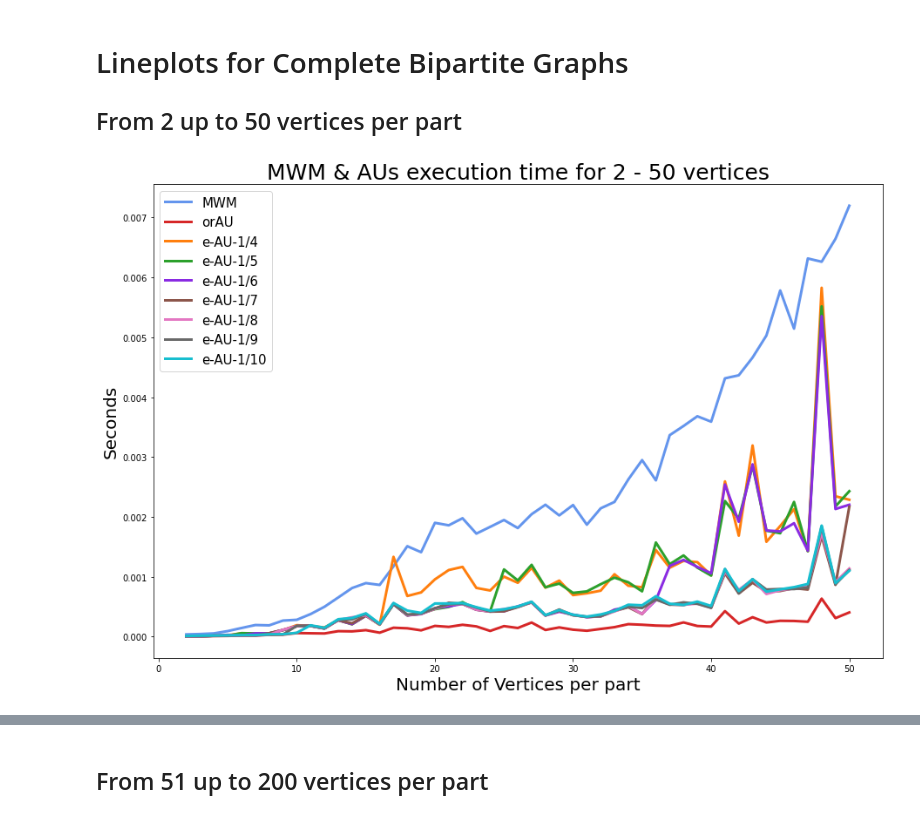
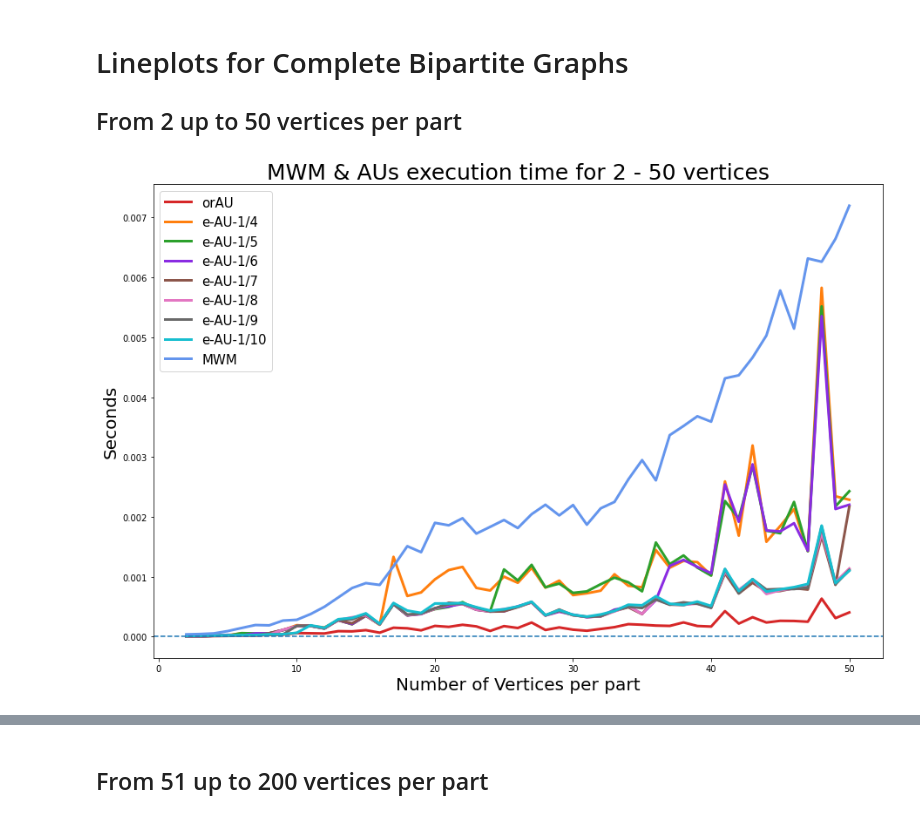
Before and after one commit to zuliani99/MWM_Auction_Comparison, a Jupyter notebook: benchmarck_graphs/AA_benchmark_Complete_Bipartite_graphs.ipynb, the cells around one changed output, grey strips where cells are left out. Saved outputs shown, nothing was run; the diff lists cells and outputs as text; code cells hidden in the pictures.

```diff
--- a/benchmarck_graphs/AA_benchmark_Complete_Bipartite_graphs.ipynb
+++ b/benchmarck_graphs/AA_benchmark_Complete_Bipartite_graphs.ipynb
@@ -18,25 +18,26 @@ x = df['Edges_per_part']
 # %%
 plt.figure(figsize=(15,10))
 
 plt.plot(x,df['Seconds_orAU'], label='orAU', color='tab:red', linewidth=3)
 plt.plot(x,df['Seconds_eAU_4'], label='e-AU-1/4', color='tab:orange', linewidth=3)
 plt.plot(x,df['Seconds_eAU_5'], label='e-AU-1/5', color='tab:green', linewidth=3)
 plt.plot(x,df['Seconds_eAU_6'], label='e-AU-1/6', color='blueviolet', linewidth=3)
 plt.plot(x,df['Seconds_eAU_7'], label='e-AU-1/7', color='tab:brown', linewidth=3)
 plt.plot(x,df['Seconds_eAU_8'], label='e-AU-1/8', color='tab:pink', linewidth=3)
 plt.plot(x,df['Seconds_eAU_9'], label='e-AU-1/9', color='dimgray', linewidth=3)
 plt.plot(x,df['Seconds_eAU_10'], label='e-AU-1/10', color='tab:cyan', linewidth=3)
 plt.plot(x,df['Seconds_MWM'], label='MWM', color='cornflowerblue', linewidth=3)
+plt.axhline(y=0, linestyle='dashed')
 
 plt.legend(loc=2, prop={'size': 15})
 
 plt.ylabel('Seconds', fontsize=20)
 plt.xlabel('Number of Vertices per part', fontsize=20)
 plt.title('MWM & AUs execution time' + title_vertices, fontsize=25)
 
 plt.show()
 # %% [output]
-[figure, old version]
+[figure, new version]
 # %%
 plt.figure(figsize=(15,10))
 
```
Also changed, not shown: parts of 8 cells of this notebook, 19 other files.
